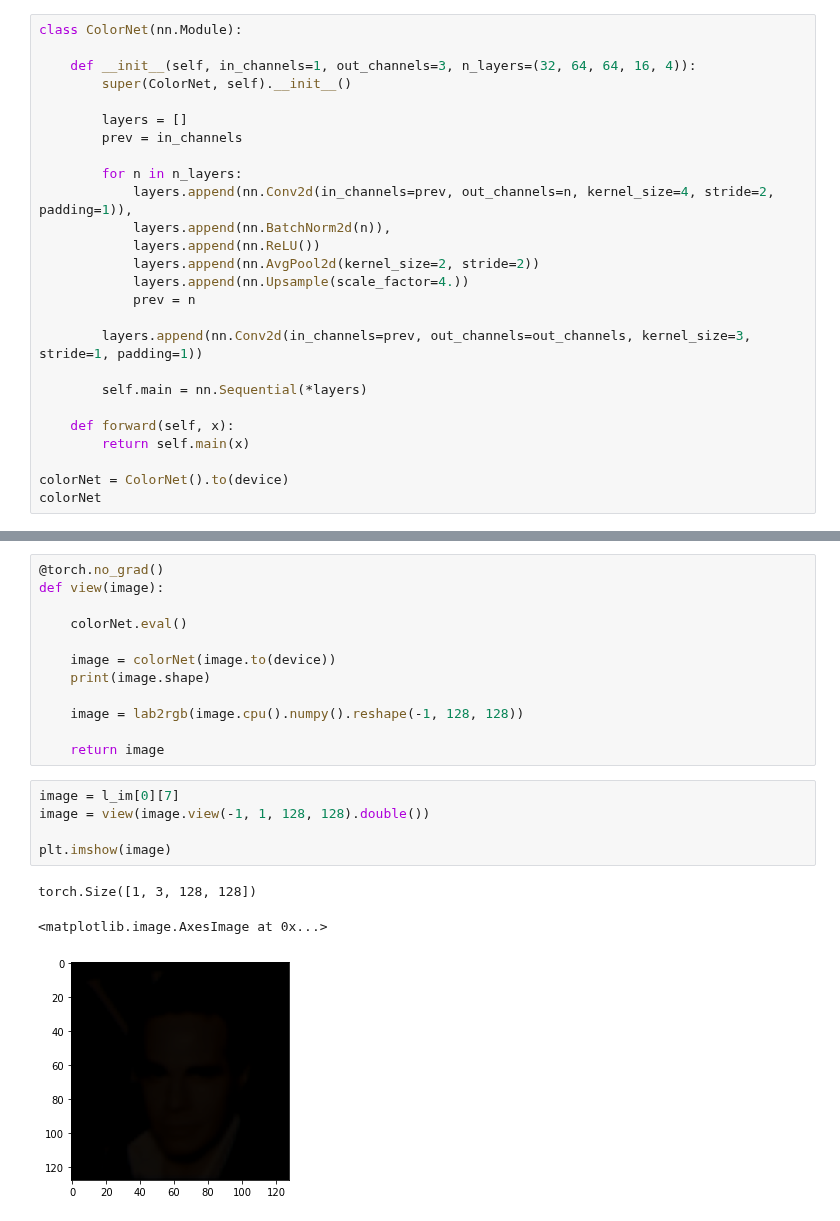
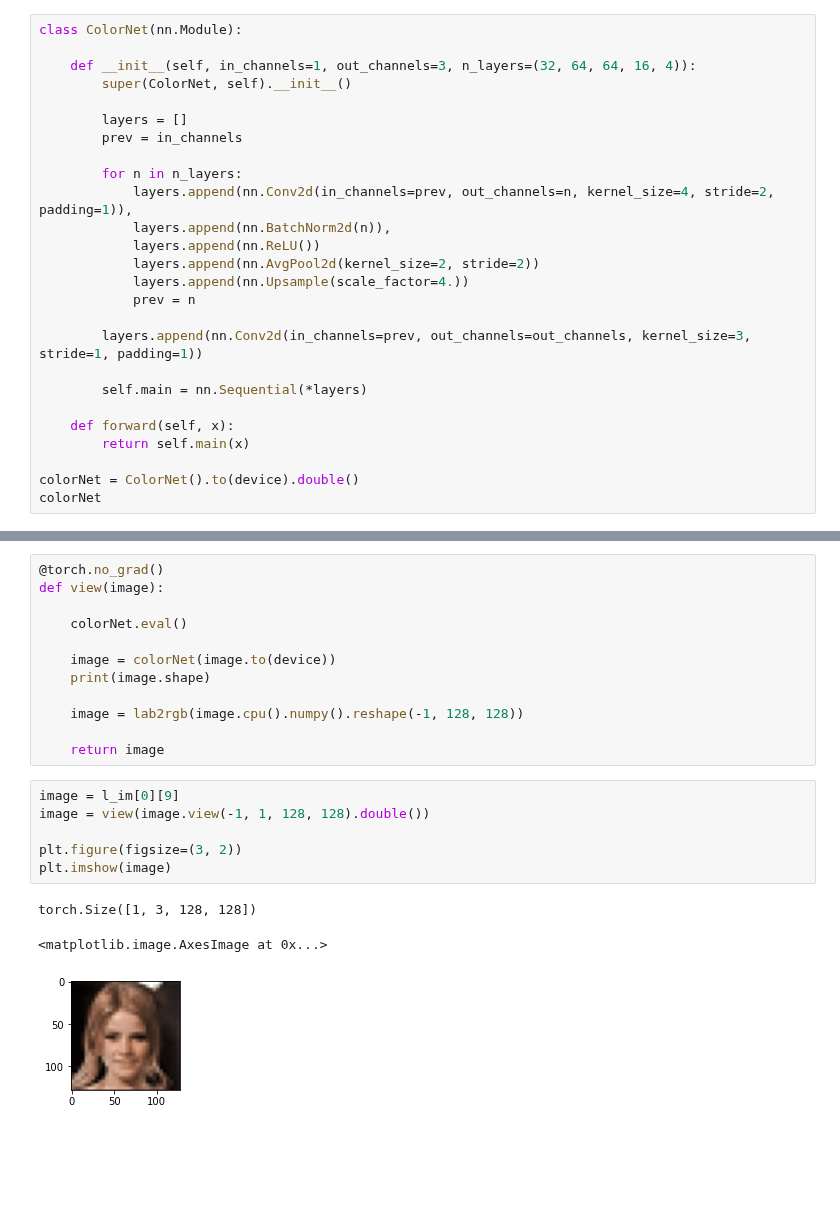
Before and after one commit to sachithdickwella/computervision-pytorch, a Jupyter notebook: src/colorizing/gray_to_color.ipynb, the cells around one changed output, grey strips where cells are left out. Drawn from its saved outputs; the diff is of its cells as text; blank space fills up the shorter version.

```diff
--- a/src/colorizing/gray_to_color.ipynb
+++ b/src/colorizing/gray_to_color.ipynb
@@ -193,7 +193,7 @@ class ColorNet(nn.Module):
     def forward(self, x):
         return self.main(x)
 
-colorNet = ColorNet().to(device)
+colorNet = ColorNet().to(device).double()
 colorNet
 # %% [output]
 ColorNet(
@@ -284,11 +283,12 @@ def view(image):
 
     return image
 # %%
-image = l_im[0][7]
+image = l_im[0][9]
 image = view(image.view(-1, 1, 128, 128).double())
 
+plt.figure(figsize=(3, 2))
 plt.imshow(image)
 # %% [output]
 torch.Size([1, 3, 128, 128])
 <matplotlib.image.AxesImage at 0x...>
-[figure, old version]
+[figure, new version]
```
Also changed, not shown: parts of 4 cells of this notebook.
